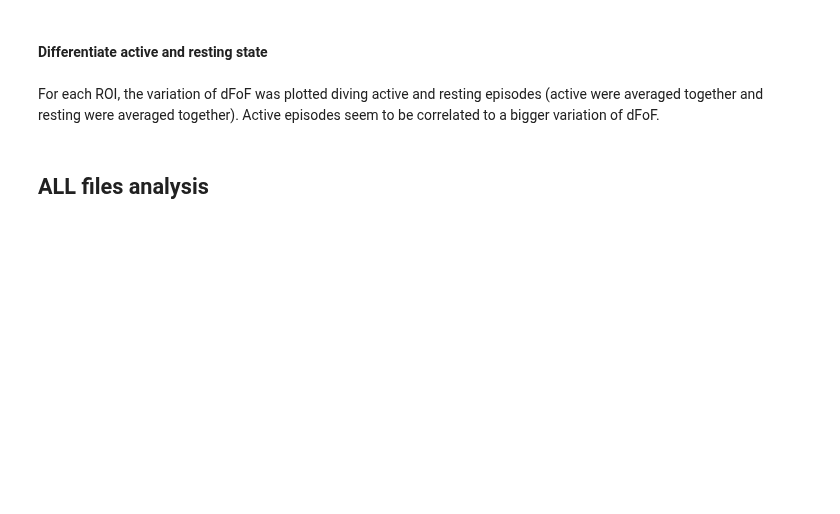
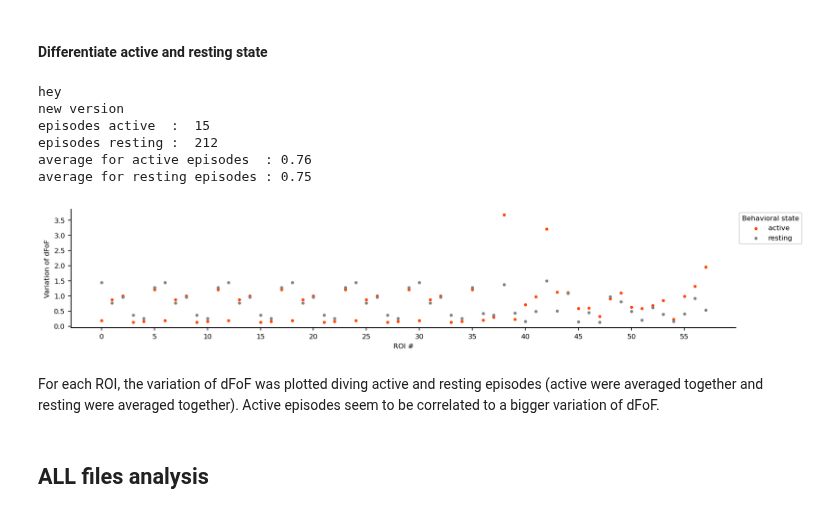
Before and after one commit to LauraGonzalez2000/physion, a Jupyter notebook: notebooks/personalized/variation_dFoF.ipynb, the cells around one changed output. Drawn from its saved outputs; the diff is of its cells as text; code cells hidden in the pictures; blank space fills up the shorter version.

Commit message:
new version divide active and resting

```diff
--- a/notebooks/personalized/variation_dFoF.ipynb
+++ b/notebooks/personalized/variation_dFoF.ipynb
@@ -95,8 +100,7 @@ plt.ylabel("Variation of dFoF")
 # %% [markdown]
 #### Differentiate active and resting state
 # %%
-HMcond = compute_high_movement_cond(episodes, running_speed_threshold=0.1)
-
+HMcond = compute_high_movement_cond(episodes, running_speed_threshold=0.1, metric="locomotion")
 
 fig, ax = pt.figure(figsize=(3.5, 3))
 
@@ -107,36 +111,42 @@ for i in range(len(episodes_act[:,:,:].mean(axis=0))):
     ini_val = episodes_act[:,i,1000].mean(axis=0)
     max_val = np.max(episodes_act[:,i,[1000,3000]].mean(axis=0))
     diff = max_val - ini_val
-    print(diff)
     diffs_act.append(diff)
 
 plt.scatter(np.arange(0, len(diffs_act),1), diffs_act, color='orangered', label = 'active')
 
 #rest
 episodes_rest = episodes.dFoF[~HMcond]
 
 diffs_rest = []
 n_roi = len(episodes_rest[:,:,:].mean(axis=0))
 
 for roi in range(n_roi):
     ini_val = episodes_rest[:,roi,1000].mean(axis=0)
     max_val = np.max(episodes_rest[:,roi,[1000,3000]].mean(axis=0))
     diff = max_val - ini_val
-    print(diff)
     diffs_rest.append(diff)
 
 
 plt.scatter(np.arange(0, len(diffs_rest),1), diffs_rest, color='grey', label="resting")
 #plt.set_xlabel("ROI #")
 plt.xlabel("ROI #")
 plt.ylabel("Variation of dFoF")
 plt.legend(loc="upper left", bbox_to_anchor=(1, 1), title = "Behavioral state")
 plt.xticks(np.arange(0,len(diffs_rest),5))
 
 print("episodes active  : ", len(episodes_act))
 print("episodes resting : ", len(episodes_rest))
 print(f"average for active episodes  : {np.mean(diffs_act):.2f}" )
 print(f"average for resting episodes : {np.mean(diffs_rest):.2f}")
+# %% [output]
+hey
+new version
+episodes active  :  15
+episodes resting :  212
+average for active episodes  : 0.76
+average for resting episodes : 0.75
+[figure, added]
 # %% [markdown]
 For each ROI, the variation of dFoF was plotted diving active and resting episodes (active were averaged together and resting were averaged together). Active episodes seem to be correlated to a bigger variation of dFoF.
 # %% [markdown]
```
Also changed, not shown: parts of 5 cells of this notebook, 3 other files.
